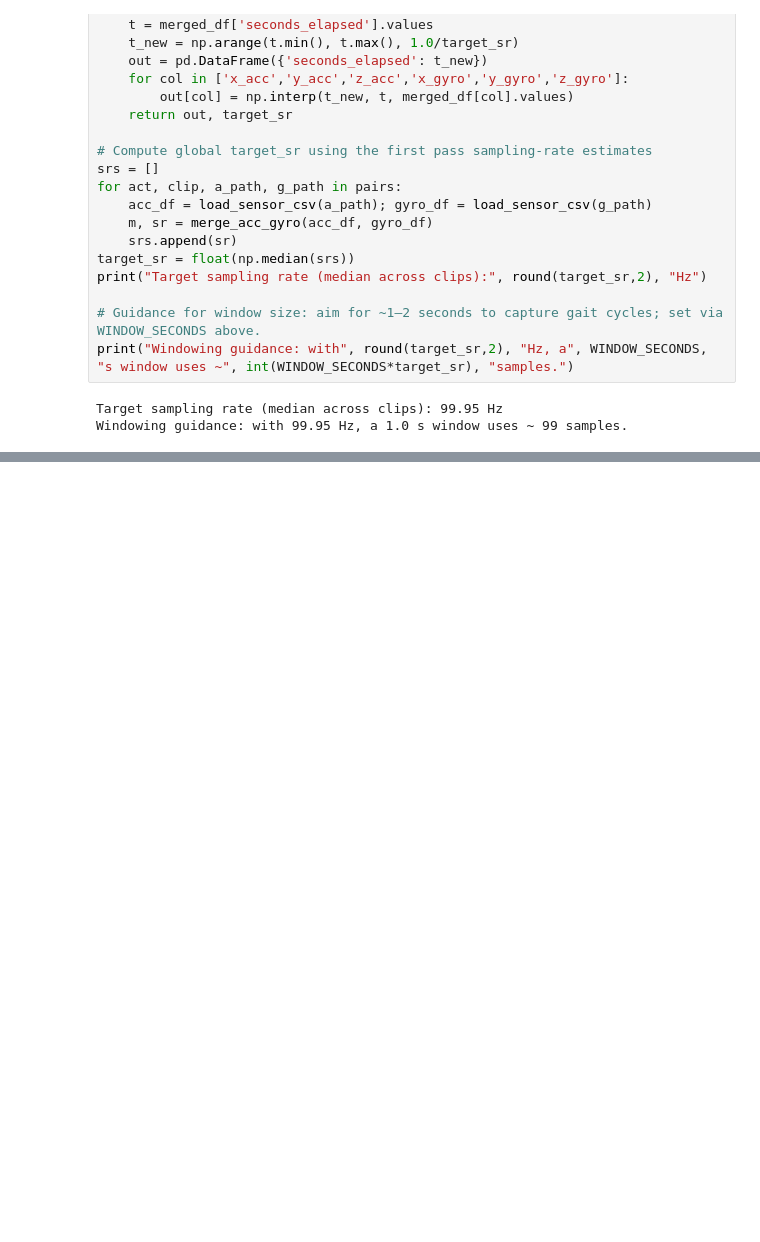
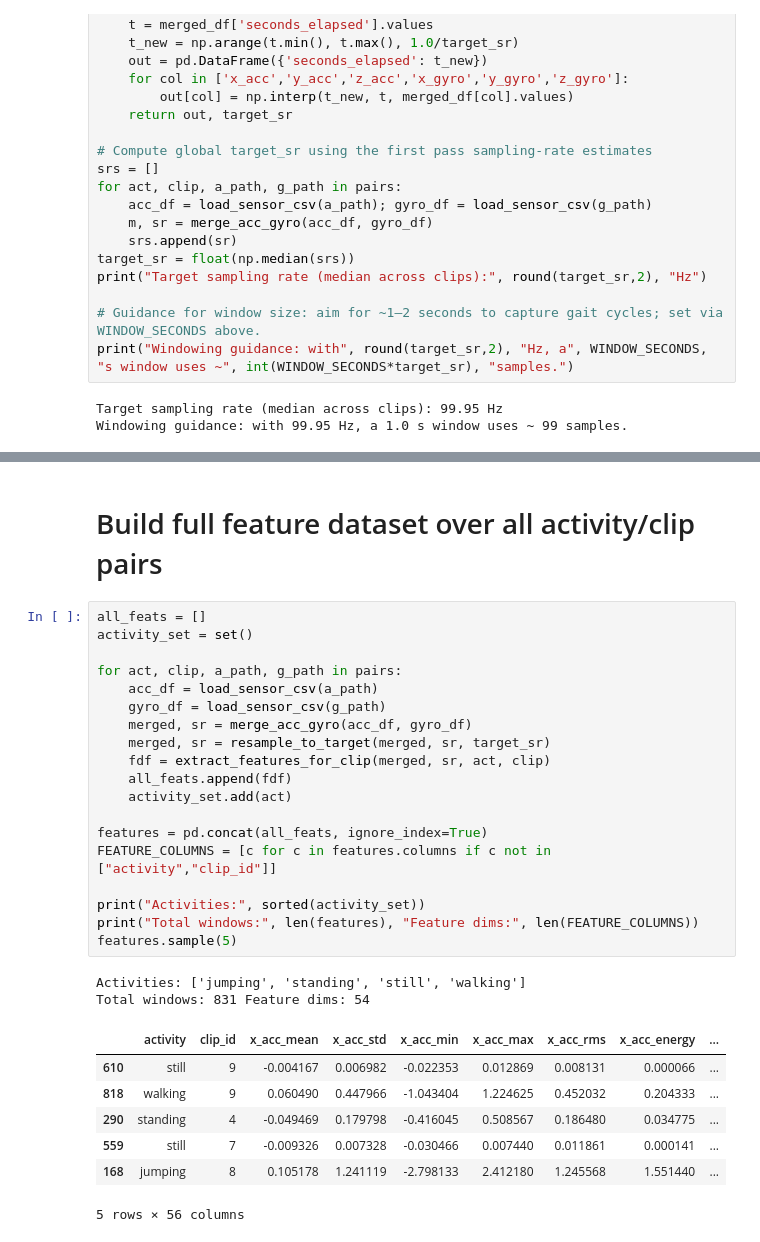
Before and after one commit to l-isaro/Formative-2---Hidden-Markov-Models, a Jupyter notebook: Notebook.ipynb, the cells around one changed output, grey strips where cells are left out. Cells and saved outputs as stored; diff of their text form; blank space fills up the shorter version.

```diff
--- a/Notebook.ipynb
+++ b/Notebook.ipynb
@@ -157,0 +232,31 @@ Windowing guidance: with 99.95 Hz, a 1.0 s window uses ~ 99 samples.
+# %% [markdown]
+# Build full feature dataset over all activity/clip pairs
+# %%
+all_feats = []
+activity_set = set()
+
+for act, clip, a_path, g_path in pairs:
+    acc_df = load_sensor_csv(a_path)
+    gyro_df = load_sensor_csv(g_path)
+    merged, sr = merge_acc_gyro(acc_df, gyro_df)
+    merged, sr = resample_to_target(merged, sr, target_sr)
+    fdf = extract_features_for_clip(merged, sr, act, clip)
+    all_feats.append(fdf)
+    activity_set.add(act)
+
+features = pd.concat(all_feats, ignore_index=True)
+FEATURE_COLUMNS = [c for c in features.columns if c not in ["activity","clip_id"]]
+
+print("Activities:", sorted(activity_set))
+print("Total windows:", len(features), "Feature dims:", len(FEATURE_COLUMNS))
+features.sample(5)
+# %% [output]
+Activities: ['jumping', 'standing', 'still', 'walking']
+Total windows: 831 Feature dims: 54
+|  | activity | clip_id | x_acc_mean | x_acc_std | x_acc_min | x_acc_max | x_acc_rms | x_acc_energy | ... |
+| 610 | still | 9 | -0.004167 | 0.006982 | -0.022353 | 0.012869 | 0.008131 | 0.000066 | ... |
+| 818 | walking | 9 | 0.060490 | 0.447966 | -1.043404 | 1.224625 | 0.452032 | 0.204333 | ... |
+| 290 | standing | 4 | -0.049469 | 0.179798 | -0.416045 | 0.508567 | 0.186480 | 0.034775 | ... |
+| 559 | still | 7 | -0.009326 | 0.007328 | -0.030466 | 0.007440 | 0.011861 | 0.000141 | ... |
+| 168 | jumping | 8 | 0.105178 | 1.241119 | -2.798133 | 2.412180 | 1.245568 | 1.551440 | ... |
+5 rows × 56 columns
```
Also changed, not shown: parts of 5 cells of this notebook.
